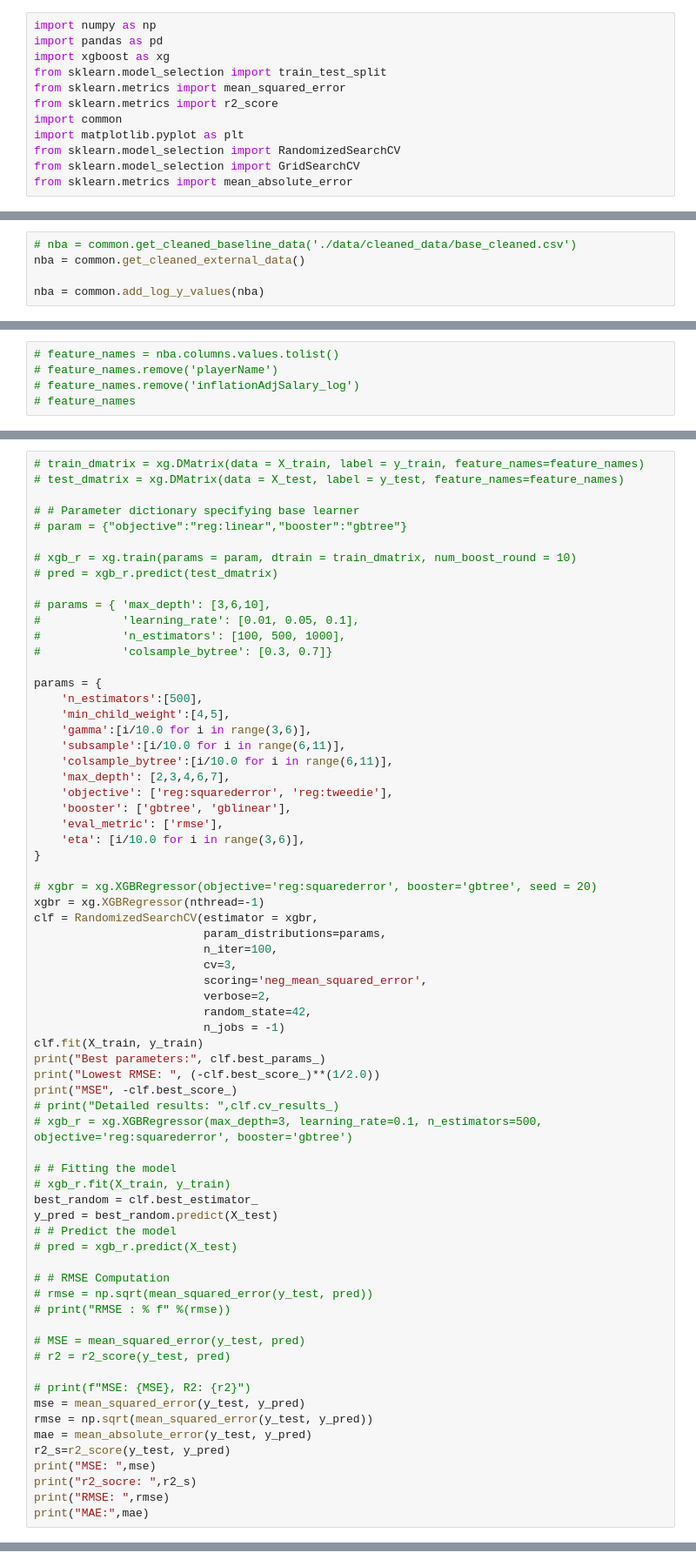
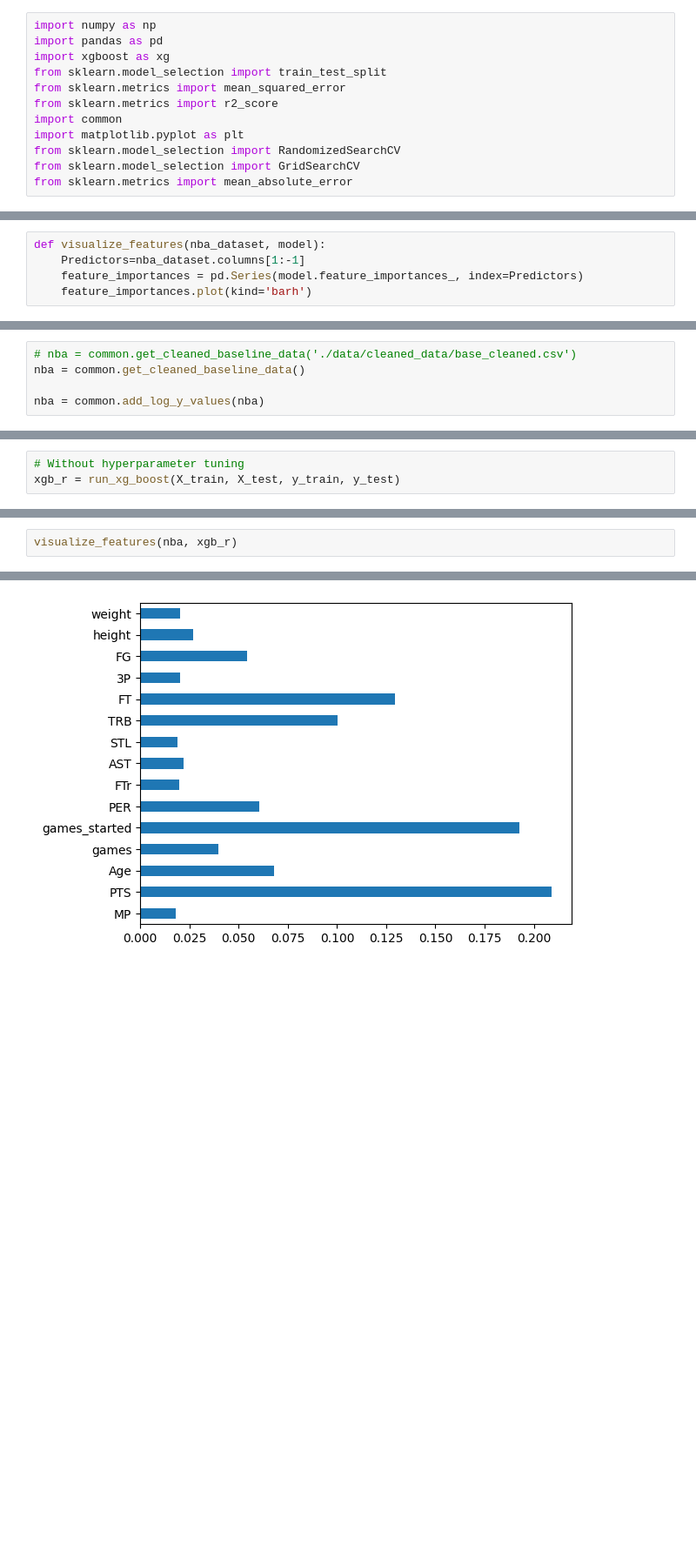
Before and after one commit to RiyaAg/EECS-545---Predicting-NBA-Player-s-Salary, a Jupyter notebook: models/xgboost_tuned_external.ipynb, the cells around one changed output, grey strips where cells are left out. Shown: that part at 87% size. Cells and saved outputs as stored; diff of their text form; blank space fills up the shorter version.

```diff
--- a/models/xgboost_tuned_external.ipynb
+++ b/models/xgboost_tuned_external.ipynb
@@ -34,0 +115,5 @@ from sklearn.metrics import mean_absolute_error
+# %%
+def visualize_features(nba_dataset, model):
+    Predictors=nba_dataset.columns[1:-1]
+    feature_importances = pd.Series(model.feature_importances_, index=Predictors)
+    feature_importances.plot(kind='barh')
@@ -35,6 +122,6 @@ from sklearn.metrics import mean_absolute_error
 # %%
 # nba = common.get_cleaned_baseline_data('./data/cleaned_data/base_cleaned.csv')
-nba = common.get_cleaned_external_data()
+nba = common.get_cleaned_baseline_data()
 
 nba = common.add_log_y_values(nba)
 # %%
@@ -50,6 +134,4 @@ Index(['seasonStartYear', 'MP', 'PTS', 'Age', 'games', 'games_started', 'PER',
       dtype='object')
 # %%
-# feature_names = nba.columns.values.tolist()
-# feature_names.remove('playerName')
-# feature_names.remove('inflationAdjSalary_log')
-# feature_names
+# Without hyperparameter tuning
+xgb_r = run_xg_boost(X_train, X_test, y_train, y_test)
@@ -81,69 +164,3 @@ MAE: 0.5037462976833194
 # %%
-# train_dmatrix = xg.DMatrix(data = X_train, label = y_train, feature_names=feature_names)
-# test_dmatrix = xg.DMatrix(data = X_test, label = y_test, feature_names=feature_names)
-
-# # Parameter dictionary specifying base learner
-# param = {"objective":"reg:linear","booster":"gbtree"}
-
-# xgb_r = xg.train(params = param, dtrain = train_dmatrix, num_boost_round = 10)
-# pred = xgb_r.predict(test_dmatrix)
-
-# params = { 'max_depth': [3,6,10],
-#            'learning_rate': [0.01, 0.05, 0.1],
-#            'n_estimators': [100, 500, 1000],
-#            'colsample_bytree': [0.3, 0.7]}
-
-params = {
-    'n_estimators':[500],
-    'min_child_weight':[4,5],
-    'gamma':[i/10.0 for i in range(3,6)],
-    'subsample':[i/10.0 for i in range(6,11)],
-    'colsample_bytree':[i/10.0 for i in range(6,11)],
-    'max_depth': [2,3,4,6,7],
-    'objective': ['reg:squarederror', 'reg:tweedie'],
-    'booster': ['gbtree', 'gblinear'],
-    'eval_metric': ['rmse'],
-    'eta': [i/10.0 for i in range(3,6)],
-}
-
-# xgbr = xg.XGBRegressor(objective='reg:squarederror', booster='gbtree', seed = 20)
-xgbr = xg.XGBRegressor(nthread=-1)
-clf = RandomizedSearchCV(estimator = xgbr,
-                         param_distributions=params,
-                         n_iter=100,
-                         cv=3,
-                         scoring='neg_mean_squared_error',
-                         verbose=2,
-                         random_state=42,
-                         n_jobs = -1)
-clf.fit(X_train, y_train)
-print("Best parameters:", clf.best_params_)
-print("Lowest RMSE: ", (-clf.best_score_)**(1/2.0))
-print("MSE", -clf.best_score_)
-# print("Detailed results: ",clf.cv_results_)
-# xgb_r = xg.XGBRegressor(max_depth=3, learning_rate=0.1, n_estimators=500, objective='reg:squarederror', booster='gbtree')
-
-# # Fitting the model
-# xgb_r.fit(X_train, y_train)
-best_random = clf.best_estimator_
-y_pred = best_random.predict(X_test)
-# # Predict the model
-# pred = xgb_r.predict(X_test)
-
-# # RMSE Computation
-# rmse = np.sqrt(mean_squared_error(y_test, pred))
-# print("RMSE : % f" %(rmse))
-
-# MSE = mean_squared_error(y_test, pred)
-# r2 = r2_score(y_test, pred)
-
-# print(f"MSE: {MSE}, R2: {r2}")
-mse = mean_squared_error(y_test, y_pred)
-rmse = np.sqrt(mean_squared_error(y_test, y_pred))
-mae = mean_absolute_error(y_test, y_pred)
-r2_s=r2_score(y_test, y_pred)
-print("MSE: ",mse)
-print("r2_socre: ",r2_s)
-print("RMSE: ",rmse)
-print("MAE:",mae)
+visualize_features(nba, xgb_r)
 # %% [output]
@@ -158 +167,2 @@ MAE: 0.6546438275339722
+[figure, added]
 # %%
```
Also changed, not shown: parts of 18 cells of this notebook, 1 other file.
